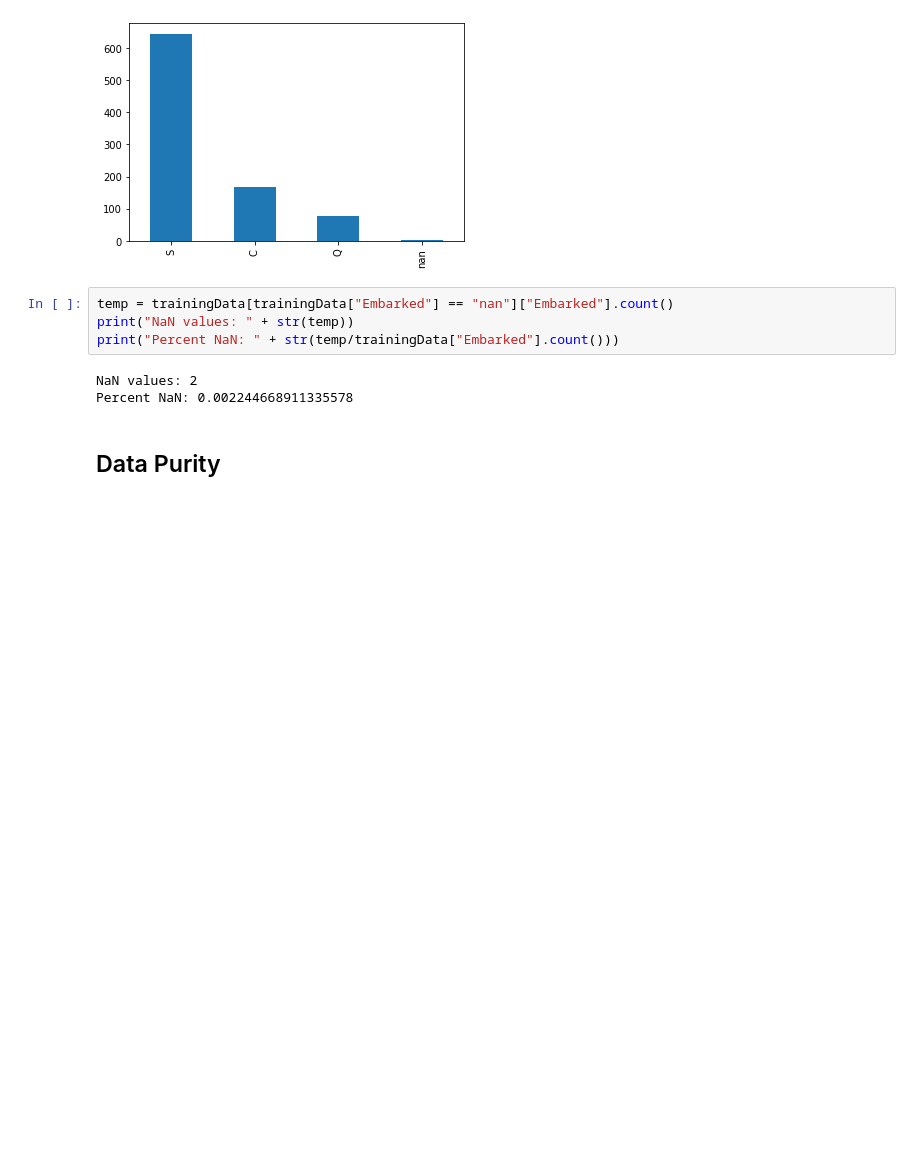
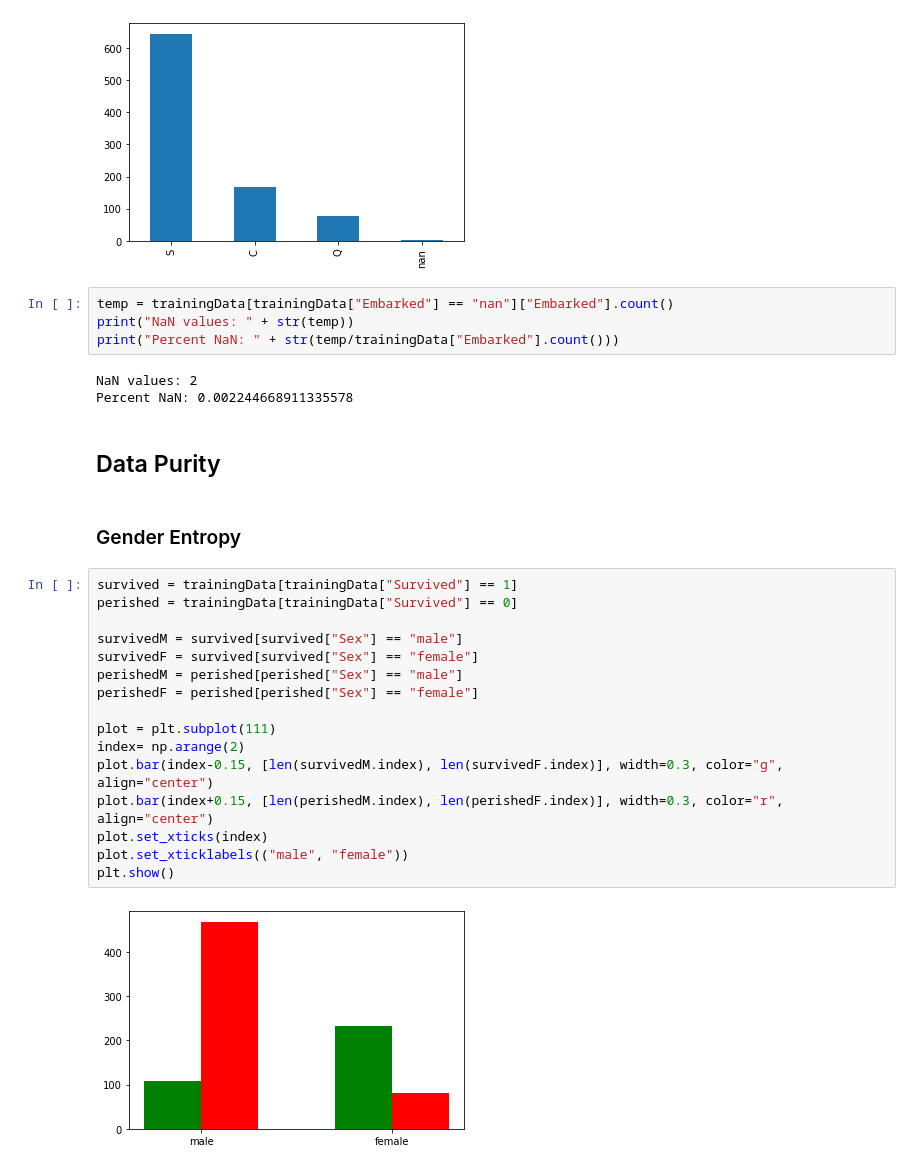
Before and after one commit to Chris112345/TitanicML, a Jupyter notebook: Methods/Data_Analysis.ipynb, the cells around one changed output. Saved outputs shown, nothing was run; the diff lists cells and outputs as text; blank space fills up the shorter version.

Commit message:
Added some entropy analysis

```diff
--- a/Methods/Data_Analysis.ipynb
+++ b/Methods/Data_Analysis.ipynb
@@ -129,3 +123,23 @@ NaN values: 2
 Percent NaN: 0.002244668911335578
 # %% [markdown]
 ## Data Purity
+# %% [markdown]
+### Gender Entropy
+# %%
+survived = trainingData[trainingData["Survived"] == 1]
+perished = trainingData[trainingData["Survived"] == 0]
+
+survivedM = survived[survived["Sex"] == "male"]
+survivedF = survived[survived["Sex"] == "female"]
+perishedM = perished[perished["Sex"] == "male"]
+perishedF = perished[perished["Sex"] == "female"]
+
+plot = plt.subplot(111)
+index= np.arange(2)
+plot.bar(index-0.15, [len(survivedM.index), len(survivedF.index)], width=0.3, color="g", align="center")
+plot.bar(index+0.15, [len(perishedM.index), len(perishedF.index)], width=0.3, color="r", align="center")
+plot.set_xticks(index)
+plot.set_xticklabels(("male", "female"))
+plt.show()
+# %% [output]
+[figure, added]
```
Also changed, not shown: parts of 4 cells of this notebook.
